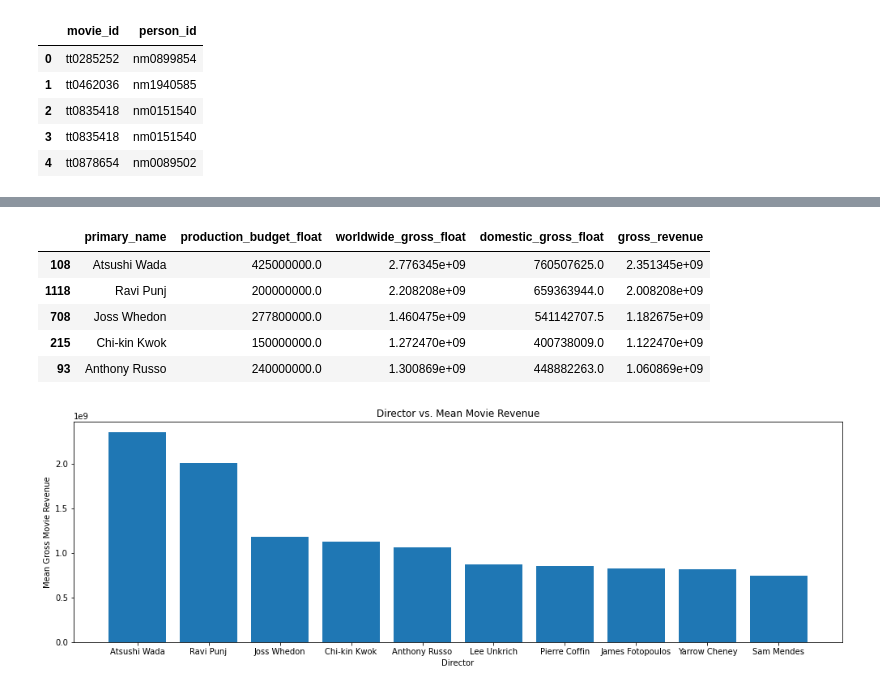
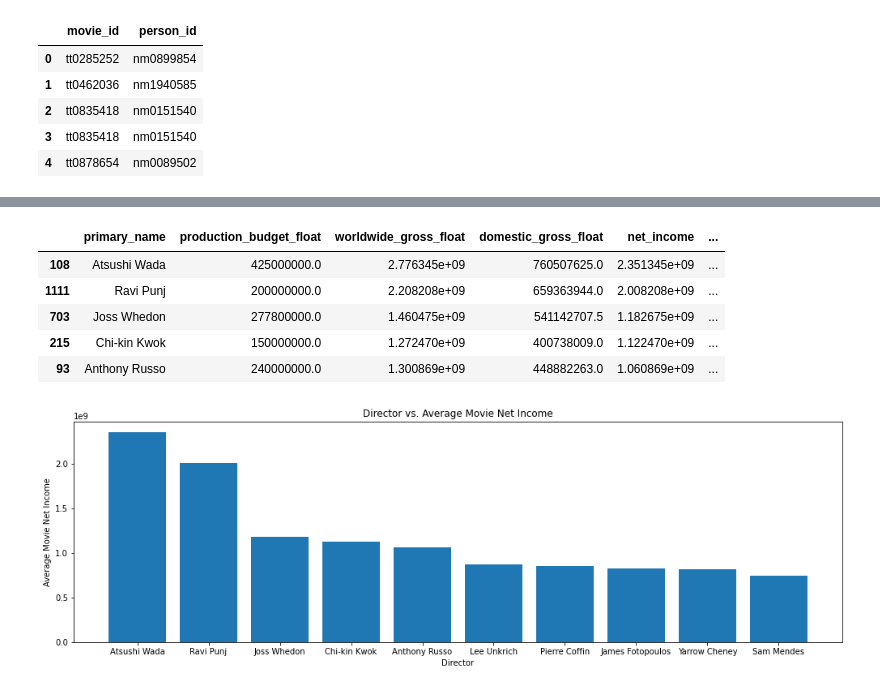
Before and after one commit to anita-camlic/Movie_Studio_Analysis, a Jupyter notebook: Director_Recommendation_Analysis_Anita.ipynb, the cells around one changed output, grey strips where cells are left out. Drawn from its saved outputs; the diff is of its cells as text; code cells hidden in the pictures.

```diff
--- a/Director_Recommendation_Analysis_Anita.ipynb
+++ b/Director_Recommendation_Analysis_Anita.ipynb
@@ -40,5 +40,5 @@ tn_budgets_df['gross_revenue'] = tn_budgets_df['worldwide_gross_float'] - tn_bud
 # %%
-tn_budgets_df = tn_budgets_df.loc[tn_budgets_df['gross_revenue'] != 0]
+tn_budgets_df = tn_budgets_df.loc[tn_budgets_df['net_income'] != 0]
 # %%
 tn_budgets_df.head()
 # %% [output]
@@ -97,7 +97,7 @@ movie_basics_table.head()
 # %%
 persons_table = pd.read_sql('''
                                SELECT
-                               person_id,primary_name
+                               person_id,primary_name,death_year
                                FROM persons
                                ''', conn)
 # %%
@@ -153,0 +152,4 @@ directors_df = directors_df.drop_duplicates(subset='movie')
+# %%
+# Need to ensure that the directors are still alive
+# Dropping all rows where death_year != Nan
+directors_df = directors_df.loc[directors_df['death_year'].isna()]
@@ -165,19 +173,19 @@ new_directors.head()
 # %%
-new_directors = new_directors.sort_values(by=['gross_revenue'],ascending=False)
+new_directors = new_directors.sort_values(by=['net_income'],ascending=False)
 new_directors = new_directors[:10]
 new_directors.head()
 # %% [output]
-|  | primary_name | production_budget_float | worldwide_gross_float | domestic_gross_float | gross_revenue |
-| 108 | Atsushi Wada | 425000000.0 | 2.776345e+09 | 760507625.0 | 2.351345e+09 |
-| 1118 | Ravi Punj | 200000000.0 | 2.208208e+09 | 659363944.0 | 2.008208e+09 |
-| 708 | Joss Whedon | 277800000.0 | 1.460475e+09 | 541142707.5 | 1.182675e+09 |
-| 215 | Chi-kin Kwok | 150000000.0 | 1.272470e+09 | 400738009.0 | 1.122470e+09 |
-| 93 | Anthony Russo | 240000000.0 | 1.300869e+09 | 448882263.0 | 1.060869e+09 |
+|  | primary_name | production_budget_float | worldwide_gross_float | domestic_gross_float | net_income | ... |
+| 108 | Atsushi Wada | 425000000.0 | 2.776345e+09 | 760507625.0 | 2.351345e+09 | ... |
+| 1111 | Ravi Punj | 200000000.0 | 2.208208e+09 | 659363944.0 | 2.008208e+09 | ... |
+| 703 | Joss Whedon | 277800000.0 | 1.460475e+09 | 541142707.5 | 1.182675e+09 | ... |
+| 215 | Chi-kin Kwok | 150000000.0 | 1.272470e+09 | 400738009.0 | 1.122470e+09 | ... |
+| 93 | Anthony Russo | 240000000.0 | 1.300869e+09 | 448882263.0 | 1.060869e+09 | ... |
 # %%
 fig,ax = plt.subplots(figsize=(17,5))
-ax.bar(new_directors['primary_name'],new_directors['gross_revenue'])
+ax.bar(new_directors['primary_name'],new_directors['net_income'])
 ax.set_xlabel('Director')
-ax.set_ylabel('Mean Gross Movie Revenue')
-ax.set_title('Director vs. Mean Movie Revenue');
+ax.set_ylabel('Average Movie Net Income')
+ax.set_title('Director vs. Average Movie Net Income');
 # %% [output]
-[figure, old version]
+[figure, new version]
```
Also changed, not shown: parts of 7 cells of this notebook, 1 other file.
